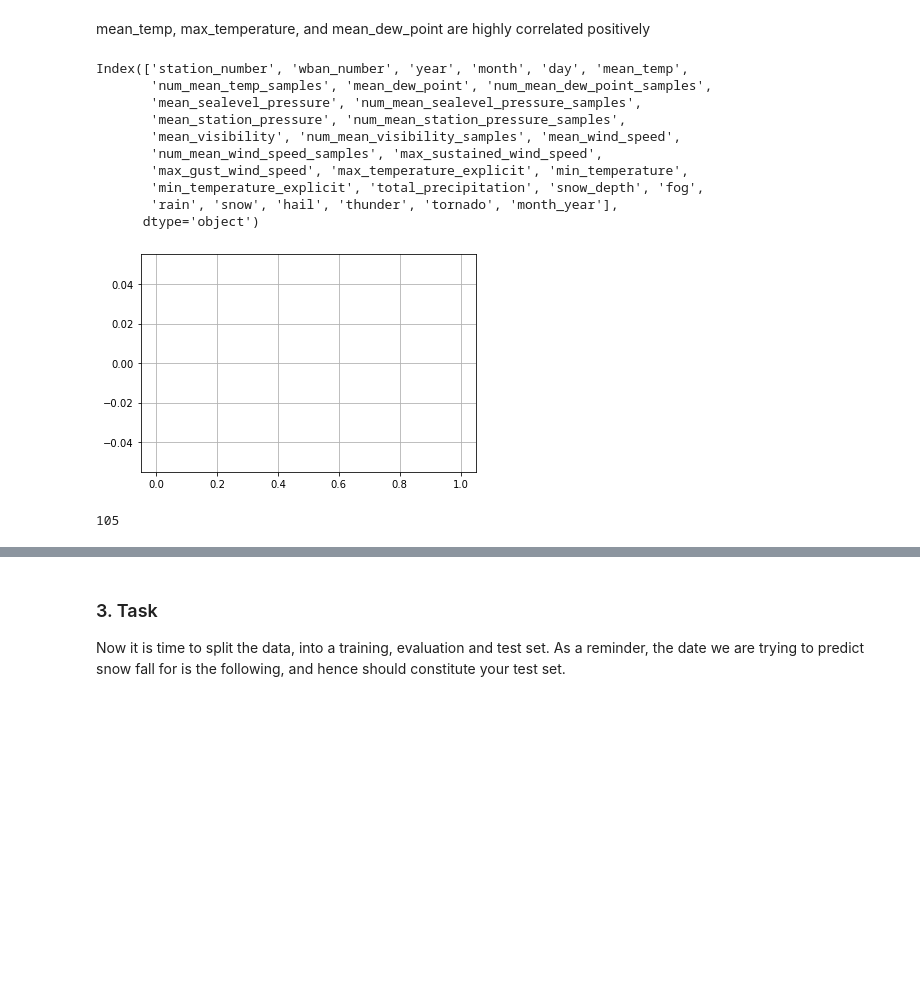
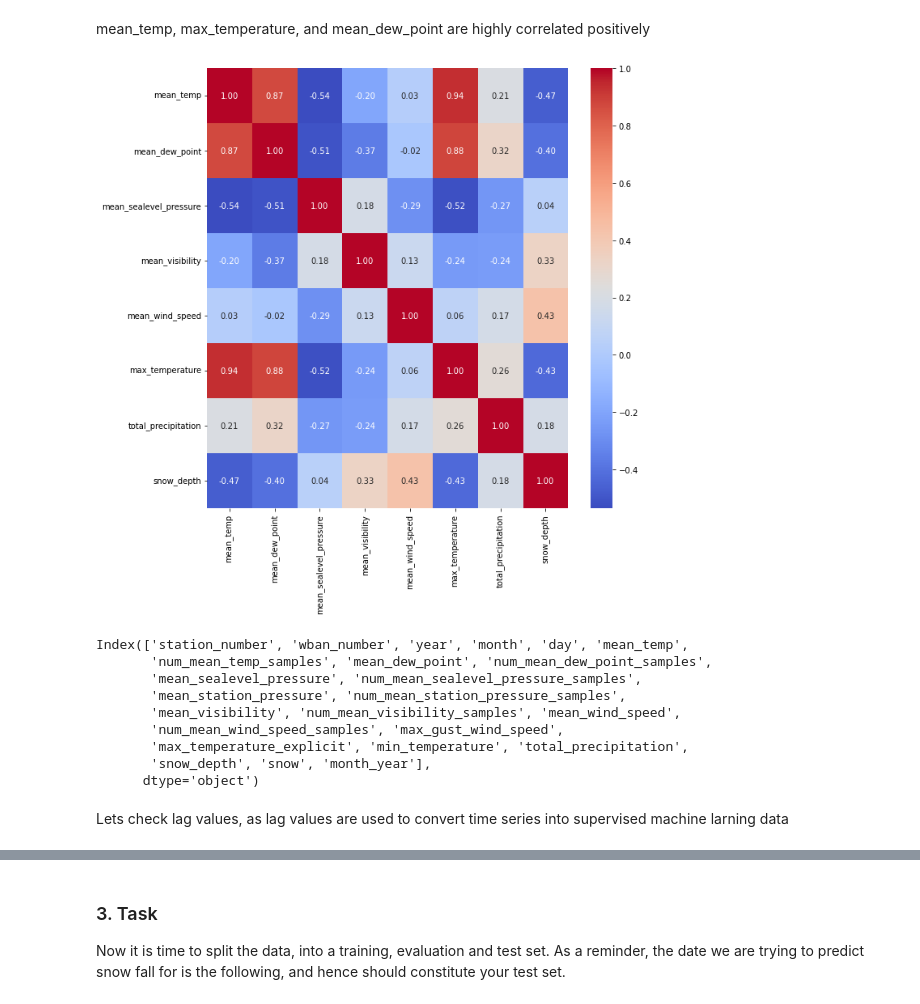
Before and after one commit to JyotiRawat29/EDa-using-BIG-query, a Jupyter notebook: Coding Challenge.ipynb, the cells around one changed output, grey strips where cells are left out. Saved outputs shown, nothing was run; the diff lists cells and outputs as text; code cells hidden in the pictures; blank space fills up the shorter version.

```diff
--- a/Coding Challenge.ipynb
+++ b/Coding Challenge.ipynb
@@ -260,7 +253,3 @@ Gust wind speed has lot of variables hence we choose to keep sustained wind spee
 Now, lets compared sustained and mean wind speed.
 # %% [markdown]
     Lets remove the variables that are not informative and redundant
-# %%
-dataframe = dataframe.drop(['wban_number','num_mean_station_pressure_samples','mean_station_pressure','min_temperature' ,'num_mean_wind_speed_samples'
-                          ,'num_mean_visibility_samples','num_mean_sealevel_pressure_samples','num_mean_dew_point_samples', 'num_mean_temp_samples'
-                           ,'max_gust_wind_speed'], axis = 1)
@@ -359,6 +338,11 @@ h
 | snow_depth | -0.471933 | -0.404856 | 0.042608 | 0.332360 | 0.431906 | -0.433581 | ... |
 # %% [markdown]
 mean_temp, max_temperature, and mean_dew_point are highly correlated positively
+# %%
+i = sns.heatmap(h,annot=True,fmt = '.2f',cmap='coolwarm')
+i.figure.set_size_inches(10,10)
+# %% [output]
+[figure, added]
 # %%
 dataframe= dataframe.drop('max_temperature', axis = 1)
 # %%
@@ -369,17 +353,10 @@ Index(['station_number', 'wban_number', 'year', 'month', 'day', 'mean_temp',
        'mean_sealevel_pressure', 'num_mean_sealevel_pressure_samples',
        'mean_station_pressure', 'num_mean_station_pressure_samples',
        'mean_visibility', 'num_mean_visibility_samples', 'mean_wind_speed',
-       'num_mean_wind_speed_samples', 'max_sustained_wind_speed',
-       'max_gust_wind_speed', 'max_temperature_explicit', 'min_temperature',
-       'min_temperature_explicit', 'total_precipitation', 'snow_depth', 'fog',
-       'rain', 'snow', 'hail', 'thunder', 'tornado', 'month_year'],
+       'num_mean_wind_speed_samples', 'max_gust_wind_speed',
+       'max_temperature_explicit', 'min_temperature', 'total_precipitation',
+       'snow_depth', 'snow', 'month_year'],
       dtype='object')
-# %%
-dataframe['num_mean_temp_samples'].hist()
-#dataframe['min_temperature'].hist()
-plt.show()
-# %% [output]
-[figure, removed]
 # %%
 dataframe = dataframe.drop(['wban_number','num_mean_temp_samples','num_mean_dew_point_samples',
                             'num_mean_sealevel_pressure_samples','num_mean_station_pressure_samples',
@@ -389,8 +366,6 @@ dataframe = dataframe.drop(['wban_number','num_mean_temp_samples','num_mean_dew_
                             'max_gust_wind_speed'], axis =1)
-# %%
-dataframe['max_gust_wind_speed'].nunique()
-# %% [output]
-105
+# %% [markdown]
+Lets check lag values, as lag values are used to convert time series into supervised machine larning data
 # %%
 dataframe
 # %% [output]
```
Also changed, not shown: parts of 81 cells of this notebook.
